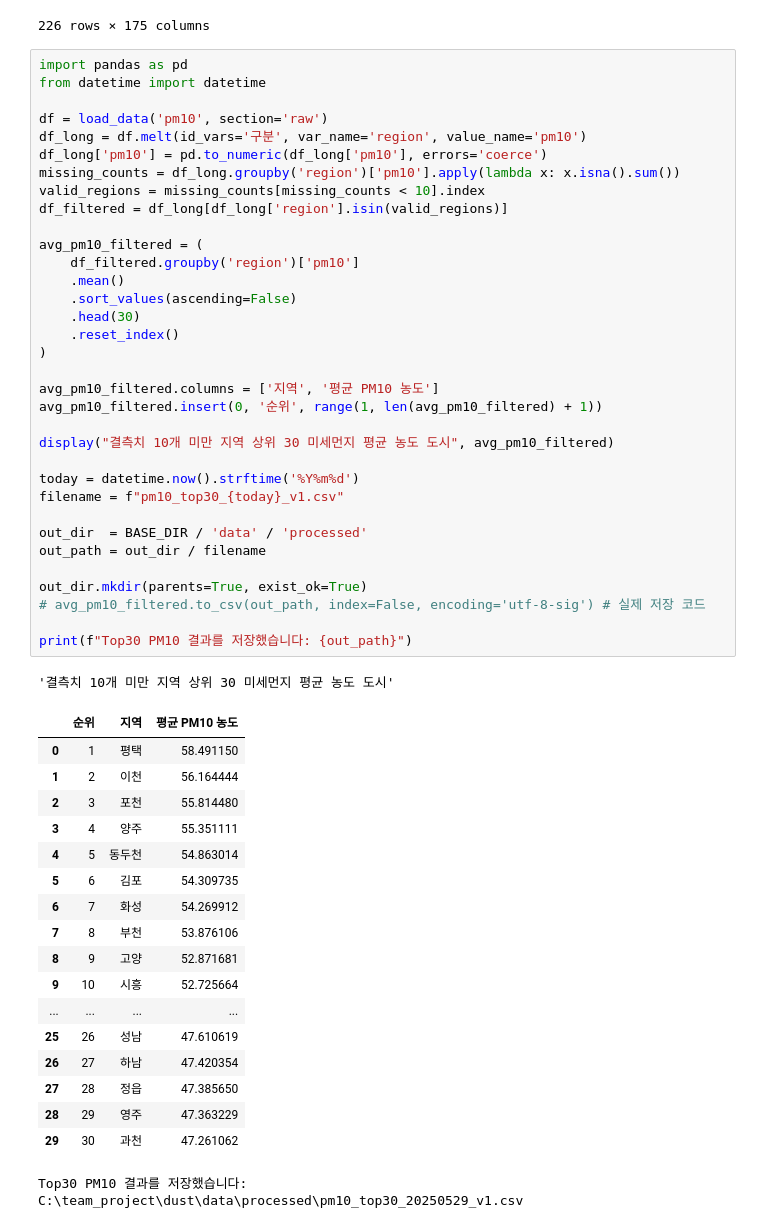
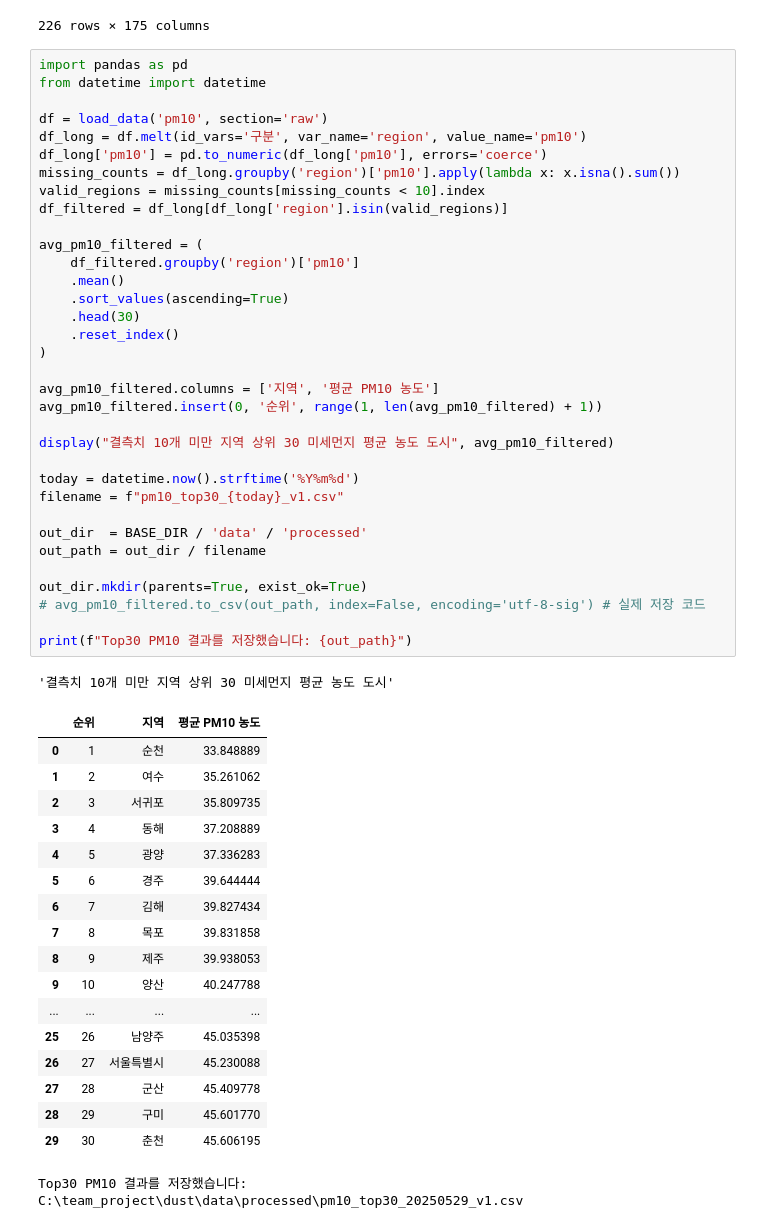
Before and after one commit to UngJiShin/dust, a Jupyter notebook: notebook/test_pm10_namjun.ipynb, the cells around one changed output. Drawn from its saved outputs; the diff is of its cells as text.

```diff
--- a/notebook/test_pm10_namjun.ipynb
+++ b/notebook/test_pm10_namjun.ipynb
@@ -41,48 +41,48 @@ df_long = df.melt(id_vars='구분', var_name='region', value_name='pm10')
 df_long['pm10'] = pd.to_numeric(df_long['pm10'], errors='coerce')
 missing_counts = df_long.groupby('region')['pm10'].apply(lambda x: x.isna().sum())
 valid_regions = missing_counts[missing_counts < 10].index
 df_filtered = df_long[df_long['region'].isin(valid_regions)]
 
 avg_pm10_filtered = (
     df_filtered.groupby('region')['pm10']
     .mean()
-    .sort_values(ascending=False)
+    .sort_values(ascending=True)
     .head(30)
     .reset_index()
 )
 
 avg_pm10_filtered.columns = ['지역', '평균 PM10 농도']
 avg_pm10_filtered.insert(0, '순위', range(1, len(avg_pm10_filtered) + 1))
 
 display("결측치 10개 미만 지역 상위 30 미세먼지 평균 농도 도시", avg_pm10_filtered)
 
 today = datetime.now().strftime('%Y%m%d')
 filename = f"pm10_top30_{today}_v1.csv"
 
 out_dir  = BASE_DIR / 'data' / 'processed'
 out_path = out_dir / filename
 
 out_dir.mkdir(parents=True, exist_ok=True)
 # avg_pm10_filtered.to_csv(out_path, index=False, encoding='utf-8-sig') # 실제 저장 코드
 
 print(f"Top30 PM10 결과를 저장했습니다: {out_path}")
 # %% [output]
 '결측치 10개 미만 지역 상위 30 미세먼지 평균 농도 도시'
 |  | 순위 | 지역 | 평균 PM10 농도 |
-| 0 | 1 | 평택 | 58.491150 |
-| 1 | 2 | 이천 | 56.164444 |
-| 2 | 3 | 포천 | 55.814480 |
-| 3 | 4 | 양주 | 55.351111 |
-| 4 | 5 | 동두천 | 54.863014 |
-| 5 | 6 | 김포 | 54.309735 |
-| 6 | 7 | 화성 | 54.269912 |
-| 7 | 8 | 부천 | 53.876106 |
-| 8 | 9 | 고양 | 52.871681 |
-| 9 | 10 | 시흥 | 52.725664 |
+| 0 | 1 | 순천 | 33.848889 |
+| 1 | 2 | 여수 | 35.261062 |
+| 2 | 3 | 서귀포 | 35.809735 |
+| 3 | 4 | 동해 | 37.208889 |
+| 4 | 5 | 광양 | 37.336283 |
+| 5 | 6 | 경주 | 39.644444 |
+| 6 | 7 | 김해 | 39.827434 |
+| 7 | 8 | 목포 | 39.831858 |
+| 8 | 9 | 제주 | 39.938053 |
+| 9 | 10 | 양산 | 40.247788 |
 | ... | ... | ... | ... |
-| 25 | 26 | 성남 | 47.610619 |
-| 26 | 27 | 하남 | 47.420354 |
-| 27 | 28 | 정읍 | 47.385650 |
-| 28 | 29 | 영주 | 47.363229 |
-| 29 | 30 | 과천 | 47.261062 |
+| 25 | 26 | 남양주 | 45.035398 |
+| 26 | 27 | 서울특별시 | 45.230088 |
+| 27 | 28 | 군산 | 45.409778 |
+| 28 | 29 | 구미 | 45.601770 |
+| 29 | 30 | 춘천 | 45.606195 |
 Top30 PM10 결과를 저장했습니다: C:\team_project\dust\data\processed\pm10_top30_20250529_v1.csv
```
Also changed, not shown: parts of 6 cells of this notebook, 8 other files.
